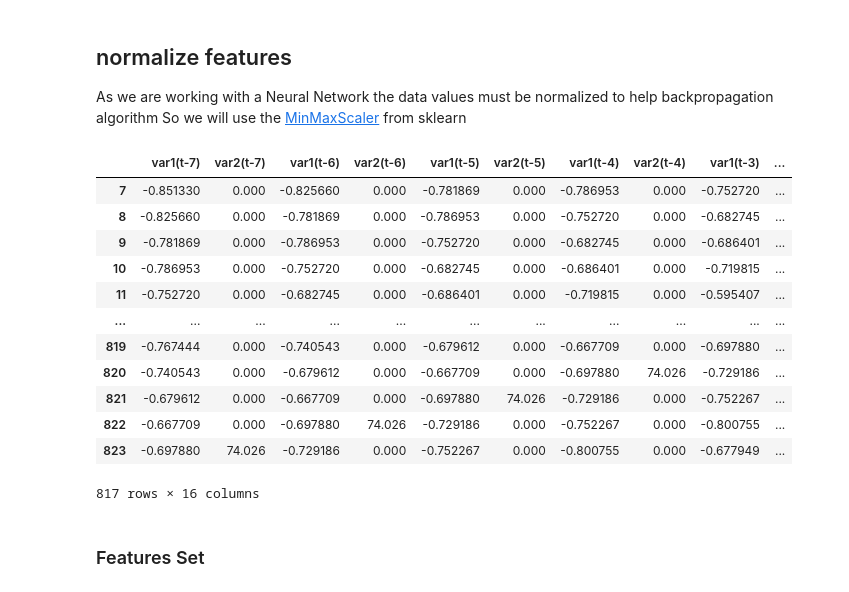
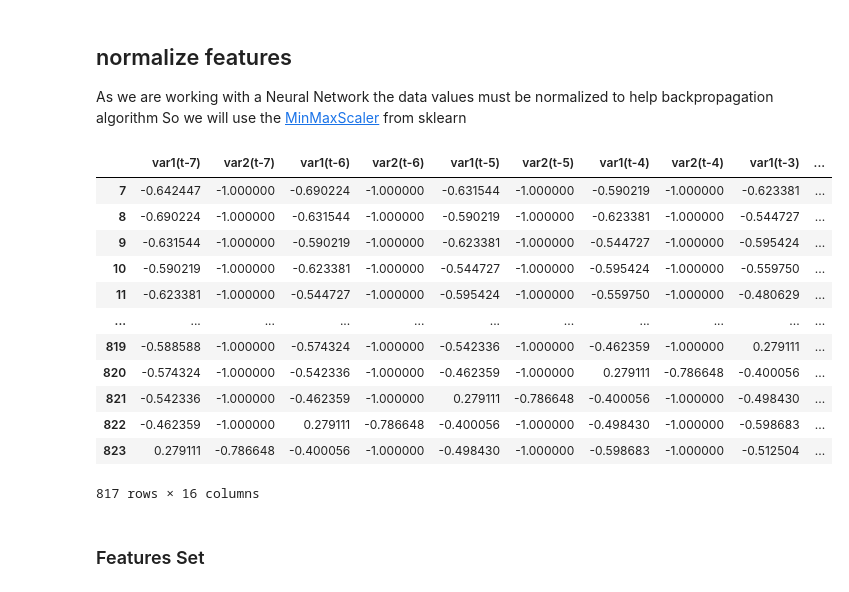
Before and after one commit to MITCriticalData-Colombia/Covid_Media_Cloud, a Jupyter notebook: Time_series_forecast-media-cloud.ipynb, the cells around one changed output. Drawn from its saved outputs; the diff is of its cells as text; code cells hidden in the pictures.

```diff
--- a/Time_series_forecast-media-cloud.ipynb
+++ b/Time_series_forecast-media-cloud.ipynb
@@ -225,31 +225,31 @@ def normalize_features(df, normalize_y=True, feature_range=(0, 1)):
         scaled = np.concatenate([scaled_x, y], axis=1)
         return scaled
 # %%
-normalize_y = False
+normalize_y = True
 feature_range = (-1, 1)
 
-scaled = normalize_features(df=covid_df, normalize_y=normalize_y, feature_range=feature_range)
-#scaled, scaler_y = normalize_features(df=colombia_df, normalize_y=normalize_y, feature_range=feature_range)
+#scaled = normalize_features(df=covid_df, normalize_y=normalize_y, feature_range=feature_range)
+scaled, scaler_y = normalize_features(df=covid_df, normalize_y=normalize_y, feature_range=feature_range)
 
 # length of window
 days = 7
 
 # frame as supervised learning
 data = series_to_supervised(scaled, n_in=days)
 DataFrame(data)
 # %% [output]
 |  | var1(t-7) | var2(t-7) | var1(t-6) | var2(t-6) | var1(t-5) | var2(t-5) | var1(t-4) | var2(t-4) | var1(t-3) | ... |
-| 7 | -0.851330 | 0.000 | -0.825660 | 0.000 | -0.781869 | 0.000 | -0.786953 | 0.000 | -0.752720 | ... |
-| 8 | -0.825660 | 0.000 | -0.781869 | 0.000 | -0.786953 | 0.000 | -0.752720 | 0.000 | -0.682745 | ... |
-| 9 | -0.781869 | 0.000 | -0.786953 | 0.000 | -0.752720 | 0.000 | -0.682745 | 0.000 | -0.686401 | ... |
-| 10 | -0.786953 | 0.000 | -0.752720 | 0.000 | -0.682745 | 0.000 | -0.686401 | 0.000 | -0.719815 | ... |
-| 11 | -0.752720 | 0.000 | -0.682745 | 0.000 | -0.686401 | 0.000 | -0.719815 | 0.000 | -0.595407 | ... |
+| 7 | -0.642447 | -1.000000 | -0.690224 | -1.000000 | -0.631544 | -1.000000 | -0.590219 | -1.000000 | -0.623381 | ... |
+| 8 | -0.690224 | -1.000000 | -0.631544 | -1.000000 | -0.590219 | -1.000000 | -0.623381 | -1.000000 | -0.544727 | ... |
+| 9 | -0.631544 | -1.000000 | -0.590219 | -1.000000 | -0.623381 | -1.000000 | -0.544727 | -1.000000 | -0.595424 | ... |
+| 10 | -0.590219 | -1.000000 | -0.623381 | -1.000000 | -0.544727 | -1.000000 | -0.595424 | -1.000000 | -0.559750 | ... |
+| 11 | -0.623381 | -1.000000 | -0.544727 | -1.000000 | -0.595424 | -1.000000 | -0.559750 | -1.000000 | -0.480629 | ... |
 | ... | ... | ... | ... | ... | ... | ... | ... | ... | ... | ... |
-| 819 | -0.767444 | 0.000 | -0.740543 | 0.000 | -0.679612 | 0.000 | -0.667709 | 0.000 | -0.697880 | ... |
-| 820 | -0.740543 | 0.000 | -0.679612 | 0.000 | -0.667709 | 0.000 | -0.697880 | 74.026 | -0.729186 | ... |
-| 821 | -0.679612 | 0.000 | -0.667709 | 0.000 | -0.697880 | 74.026 | -0.729186 | 0.000 | -0.752267 | ... |
-| 822 | -0.667709 | 0.000 | -0.697880 | 74.026 | -0.729186 | 0.000 | -0.752267 | 0.000 | -0.800755 | ... |
-| 823 | -0.697880 | 74.026 | -0.729186 | 0.000 | -0.752267 | 0.000 | -0.800755 | 0.000 | -0.677949 | ... |
+| 819 | -0.588588 | -1.000000 | -0.574324 | -1.000000 | -0.542336 | -1.000000 | -0.462359 | -1.000000 | 0.279111 | ... |
+| 820 | -0.574324 | -1.000000 | -0.542336 | -1.000000 | -0.462359 | -1.000000 | 0.279111 | -0.786648 | -0.400056 | ... |
+| 821 | -0.542336 | -1.000000 | -0.462359 | -1.000000 | 0.279111 | -0.786648 | -0.400056 | -1.000000 | -0.498430 | ... |
+| 822 | -0.462359 | -1.000000 | 0.279111 | -0.786648 | -0.400056 | -1.000000 | -0.498430 | -1.000000 | -0.598683 | ... |
+| 823 | 0.279111 | -0.786648 | -0.400056 | -1.000000 | -0.498430 | -1.000000 | -0.598683 | -1.000000 | -0.512504 | ... |
 817 rows × 16 columns
 # %% [markdown]
 ### Features Set
```
Also changed, not shown: parts of 12 cells of this notebook.
